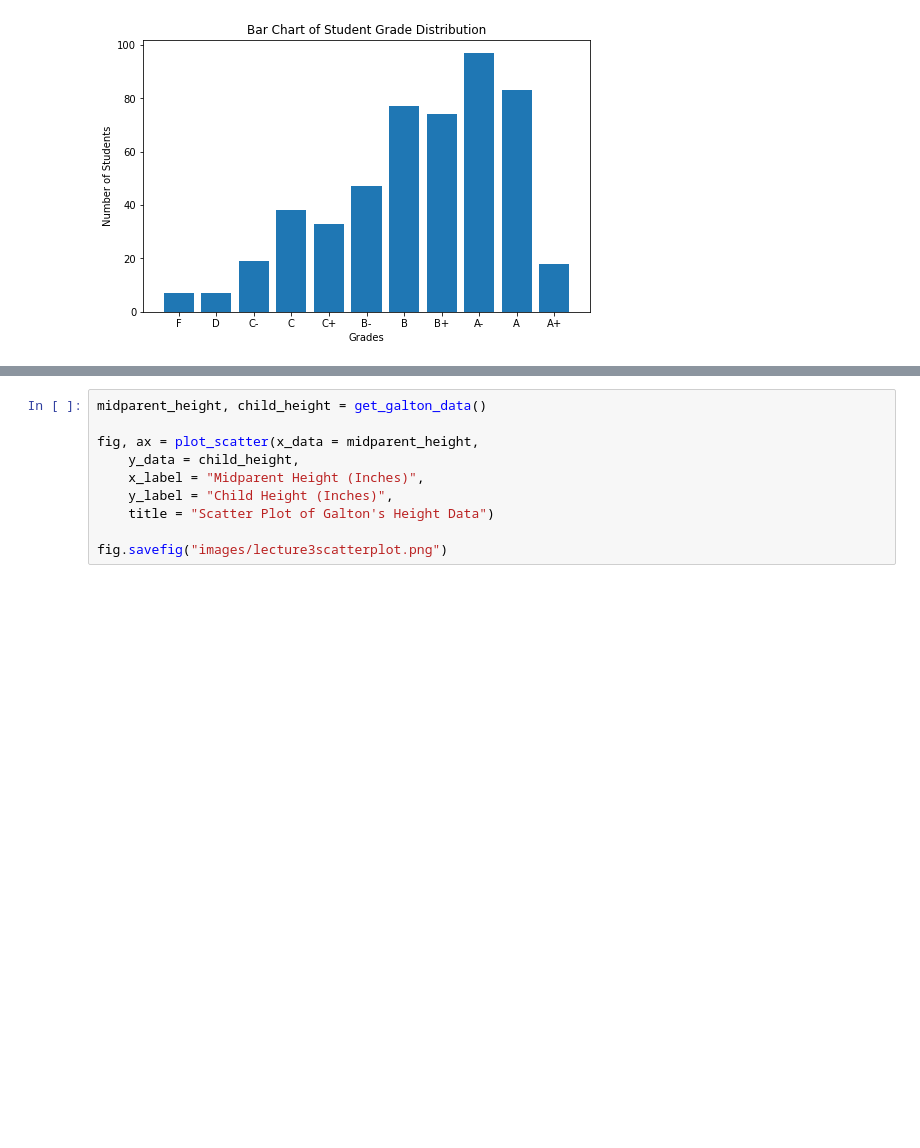
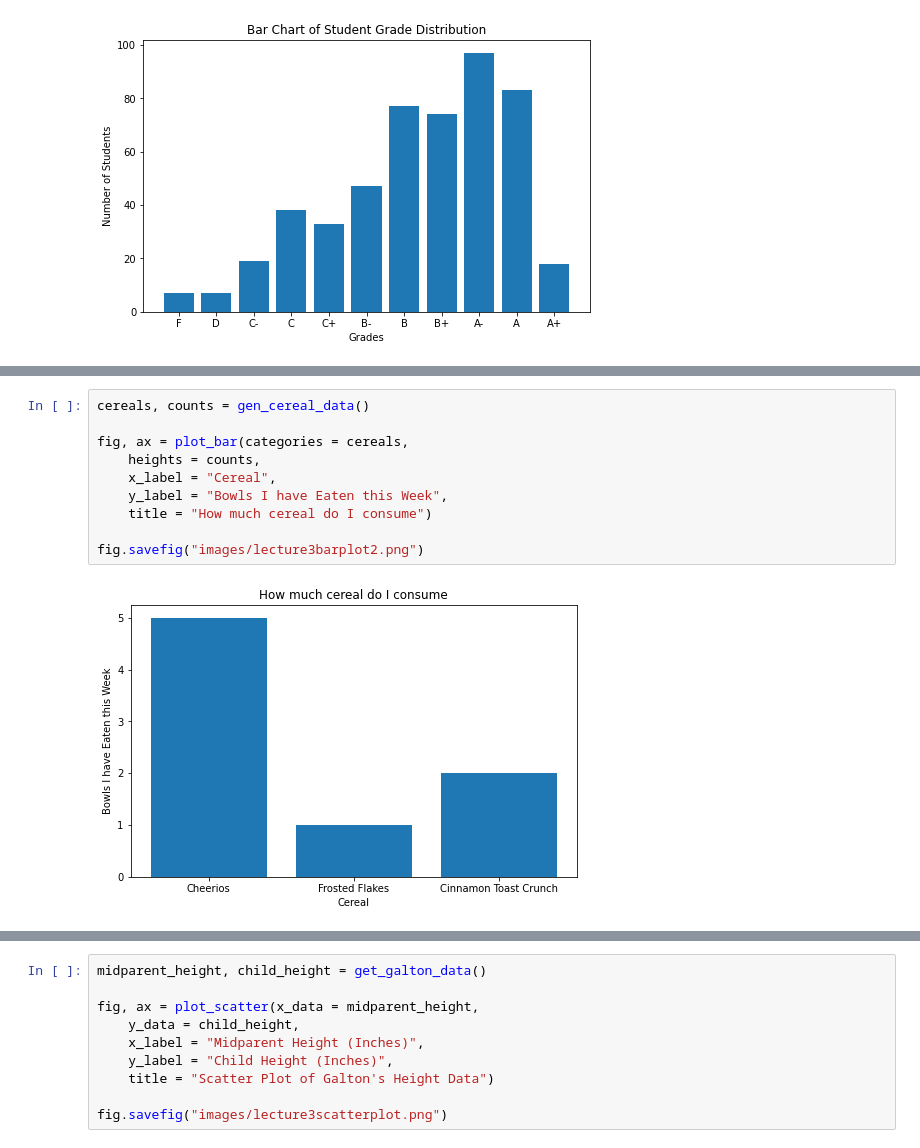
Before and after one commit to dnnyw/intro-to-ds-resources, a Jupyter notebook: visualizations.ipynb, the cells around one changed output, grey strips where cells are left out. Saved outputs shown, nothing was run; the diff lists cells and outputs as text; blank space fills up the shorter version.

```diff
--- a/visualizations.ipynb
+++ b/visualizations.ipynb
@@ -23,3 +38,15 @@ fig.savefig("images/lecture3barplot1.png")
+# %%
+cereals, counts = gen_cereal_data()
+
+fig, ax = plot_bar(categories = cereals,
+    heights = counts,
+    x_label = "Cereal",
+    y_label = "Bowls I have Eaten this Week",
+    title = "How much cereal do I consume")
+
+fig.savefig("images/lecture3barplot2.png")
+# %% [output]
+[figure, added]
 # %%
 grade_percents = gen_numerical_data()
 
```
Also changed, not shown: parts of 15 cells of this notebook, 17 other files.
